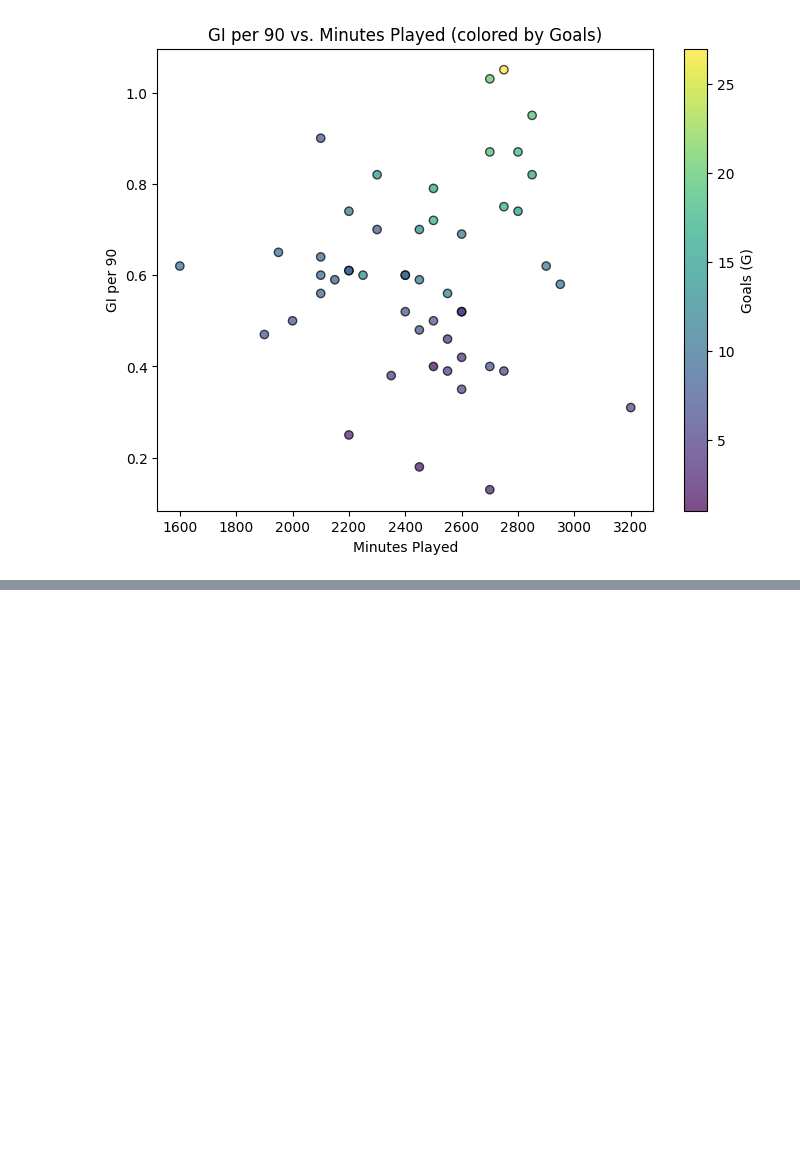
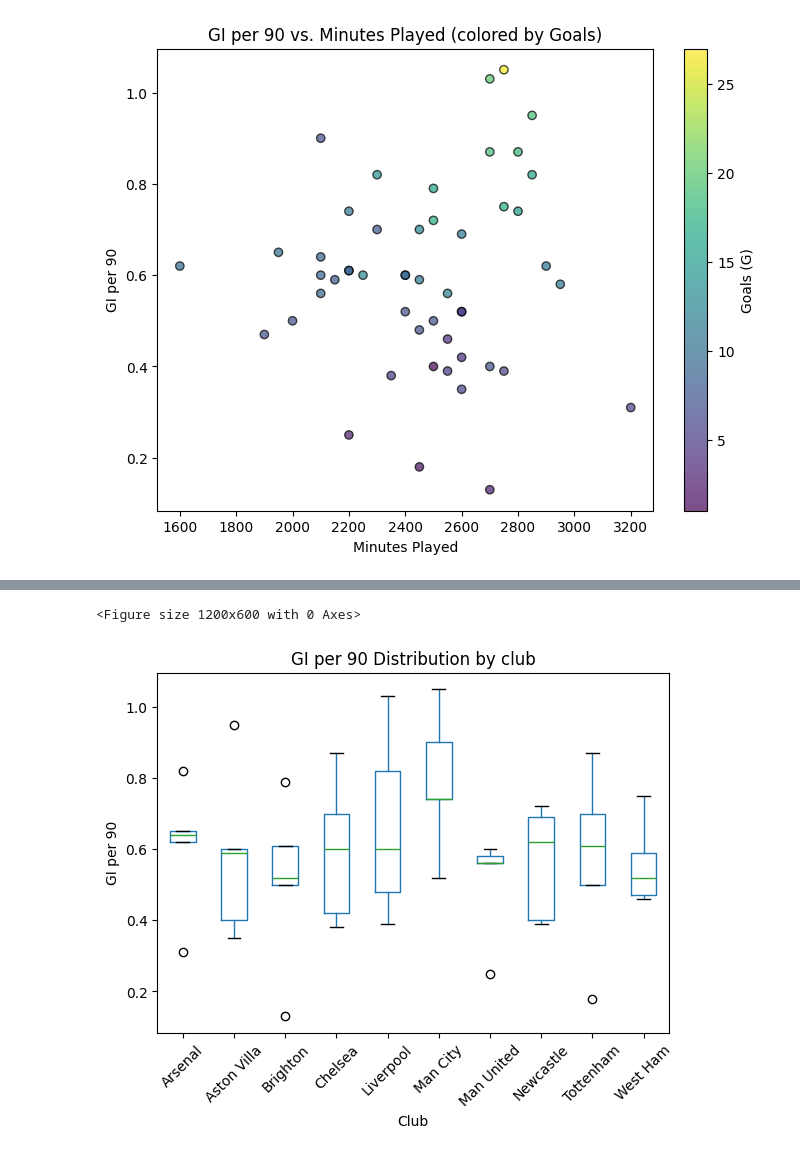
Before and after one commit to dmnarula/football-ds-learning, a Jupyter notebook: week3-visualization/Week3_Visualization.ipynb, the cells around one changed output, grey strips where cells are left out. Drawn from its saved outputs; the diff is of its cells as text; code cells hidden in the pictures; blank space fills up the shorter version.

```diff
--- a/week3-visualization/Week3_Visualization.ipynb
+++ b/week3-visualization/Week3_Visualization.ipynb
@@ -99,0 +115,14 @@ plt.show()
+# %%
+plt.figure(figsize=(12,6))
+
+df.boxplot(column="GI_per_90", by="club", grid=False, rot=45)
+
+plt.title("GI per 90 Distribution by club")
+plt.suptitle("")
+plt.xlabel("Club")
+plt.ylabel("GI per 90")
+
+plt.show()
+# %% [output]
+<Figure size 1200x600 with 0 Axes>
+[figure, added]
```
Also changed, not shown: parts of 4 cells of this notebook.
